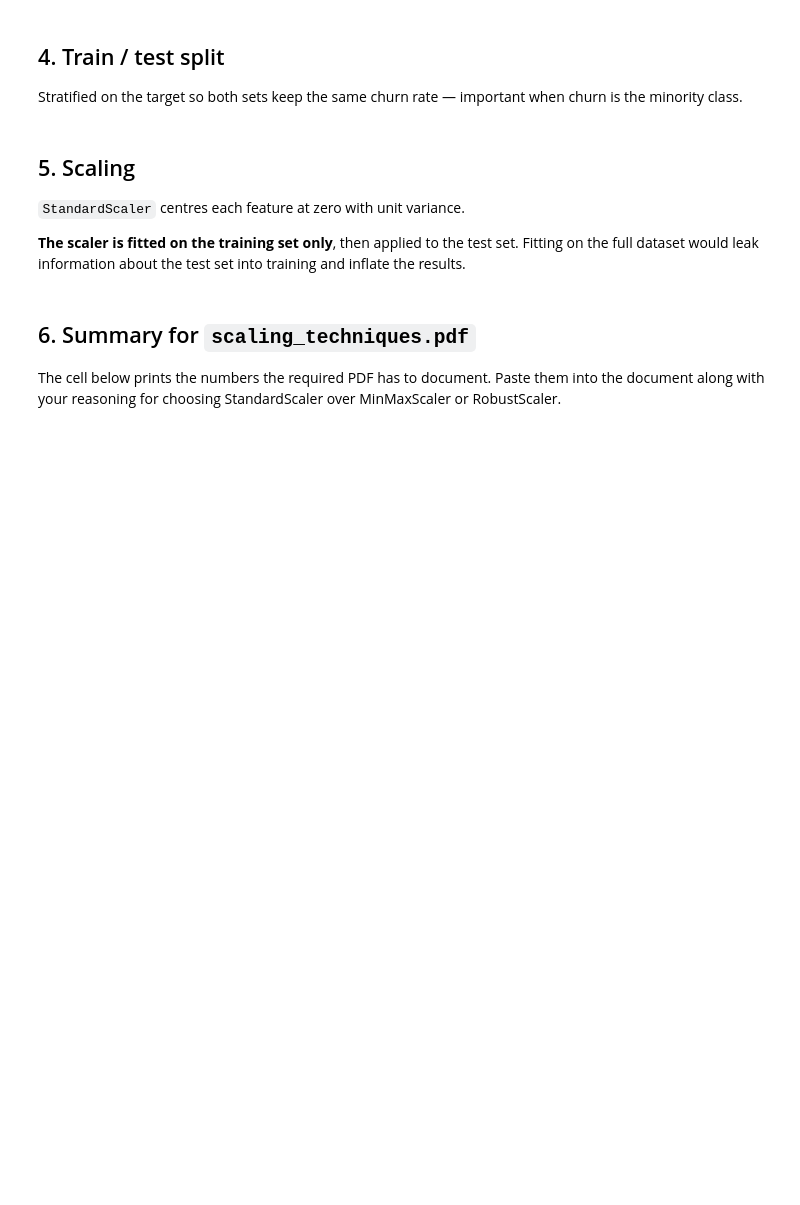
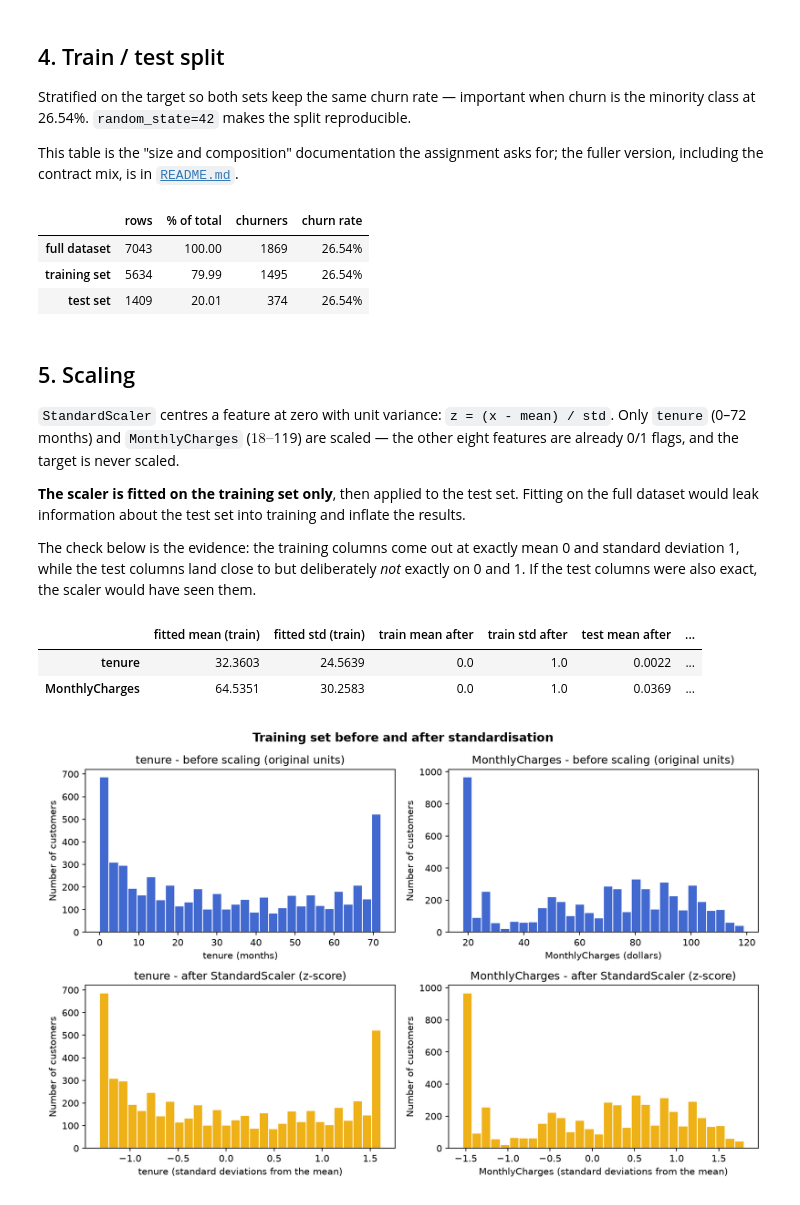
Before and after one commit to bhawanakc/wilda-team4-customer-churn, a Jupyter notebook: Data_Preparation/data_preparation.ipynb, the cells around one changed output. Cells and saved outputs as stored; diff of their text form; code cells hidden in the pictures; blank space fills up the shorter version.

```diff
--- a/Data_Preparation/data_preparation.ipynb
+++ b/Data_Preparation/data_preparation.ipynb
@@ -113,5 +130,8 @@ print(f"Saved preprocessed_dataset.csv  {preprocessed.shape}")
 # %% [markdown]
 ## 4. Train / test split
 
-Stratified on the target so both sets keep the same churn rate — important when
-churn is the minority class.
+Stratified on the target so both sets keep the same churn rate — important when churn is
+the minority class at 26.54%. `random_state=42` makes the split reproducible.
+
+This table is the "size and composition" documentation the assignment asks for; the fuller
+version, including the contract mix, is in [`README.md`](README.md).
@@ -124,8 +138,34 @@ print(f"Test:  {len(X_test):,} rows ({TEST_SIZE:.0%})  churn {y_test.mean():.1%}
+# %%
+composition = pd.DataFrame({
+    "rows": [len(preprocessed), len(train), len(test)],
+    "% of total": [100.0,
+                   round(100 * len(train) / len(preprocessed), 2),
+                   round(100 * len(test) / len(preprocessed), 2)],
+    "churners": [int(preprocessed[TARGET_COL].sum()),
+                 int(train[TARGET_COL].sum()),
+                 int(test[TARGET_COL].sum())],
+    "churn rate": [f"{preprocessed[TARGET_COL].mean():.2%}",
+                   f"{train[TARGET_COL].mean():.2%}",
+                   f"{test[TARGET_COL].mean():.2%}"],
+}, index=["full dataset", "training set", "test set"])
+
+composition
+# %% [output]
+|  | rows | % of total | churners | churn rate |
+| full dataset | 7043 | 100.00 | 1869 | 26.54% |
+| training set | 5634 | 79.99 | 1495 | 26.54% |
+| test set | 1409 | 20.01 | 374 | 26.54% |
 # %% [markdown]
 ## 5. Scaling
 
-`StandardScaler` centres each feature at zero with unit variance.
+`StandardScaler` centres a feature at zero with unit variance: `z = (x - mean) / std`.
+Only `tenure` (0–72 months) and `MonthlyCharges` ($18–$119) are scaled — the other eight
+features are already 0/1 flags, and the target is never scaled.
 
-**The scaler is fitted on the training set only**, then applied to the test set.
-Fitting on the full dataset would leak information about the test set into
-training and inflate the results.
+**The scaler is fitted on the training set only**, then applied to the test set. Fitting on
+the full dataset would leak information about the test set into training and inflate the
+results.
+
+The check below is the evidence: the training columns come out at exactly mean 0 and
+standard deviation 1, while the test columns land close to but deliberately *not* exactly
+on 0 and 1. If the test columns were also exact, the scaler would have seen them.
@@ -150,6 +171,0 @@ print("Saved train_set.csv, test_set.csv, scaler.pkl, feature_names.pkl")
-# %% [markdown]
-## 6. Summary for `scaling_techniques.pdf`
-
-The cell below prints the numbers the required PDF has to document. Paste them
-into the document along with your reasoning for choosing StandardScaler over
-MinMaxScaler or RobustScaler.
@@ -171,0 +172,19 @@ print(summary)
+# %%
+stats = pd.DataFrame({
+    "fitted mean (train)": scaler.mean_,
+    "fitted std (train)": scaler.scale_,
+    "train mean after": train[SCALE_COLS].mean().values,
+    "train std after": train[SCALE_COLS].std(ddof=0).values,
+    "test mean after": test[SCALE_COLS].mean().values,
+    "test std after": test[SCALE_COLS].std(ddof=0).values,
+}, index=SCALE_COLS).round(4)
+
+stats
+# %% [output]
+|  | fitted mean (train) | fitted std (train) | train mean after | train std after | test mean after | ... |
+| tenure | 32.3603 | 24.5639 | 0.0 | 1.0 | 0.0022 | ... |
+| MonthlyCharges | 64.5351 | 30.2583 | 0.0 | 1.0 | 0.0369 | ... |
+# %%
+display(Image(filename=str(OUT_DIR / "figures" / "scaling_before_after.png"), width=900))
+# %% [output]
+[figure, added]
```
Also changed, not shown: parts of 26 cells of this notebook, 1 other file.
